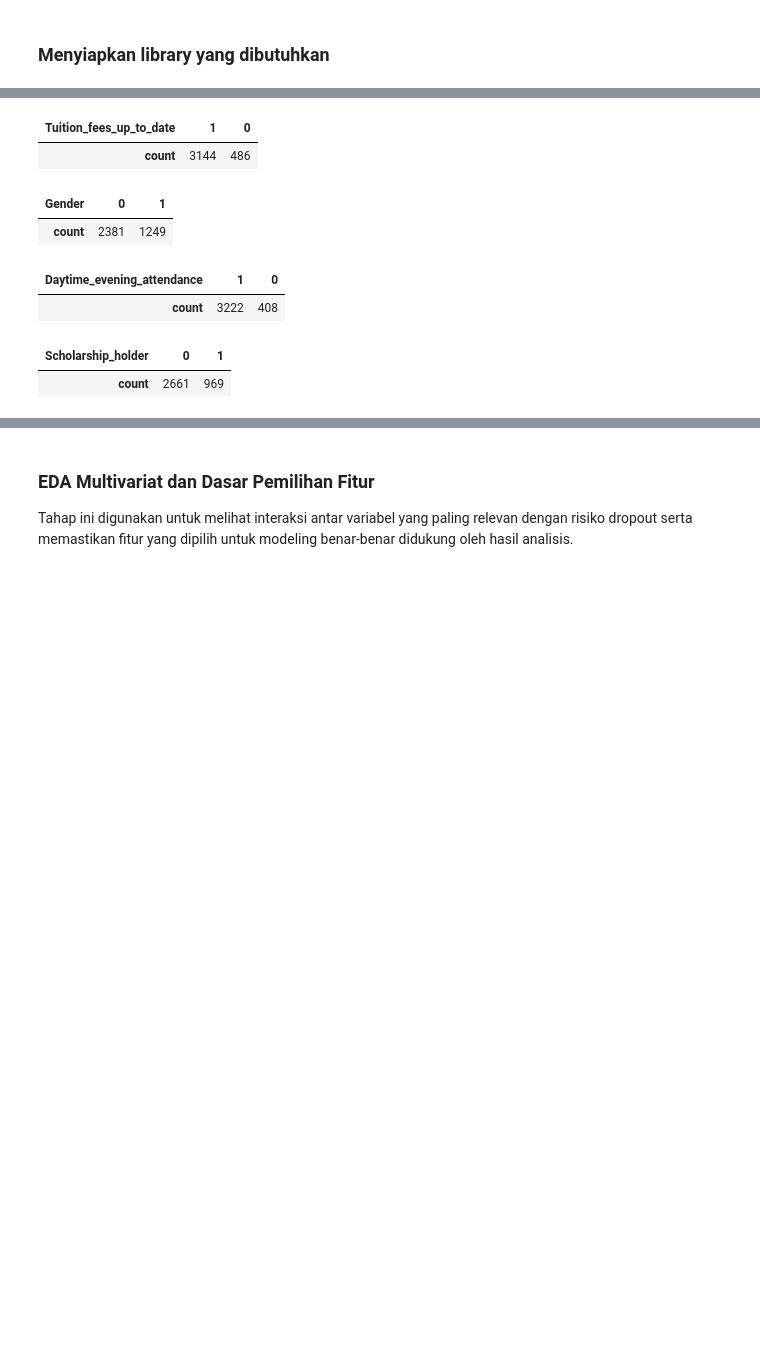
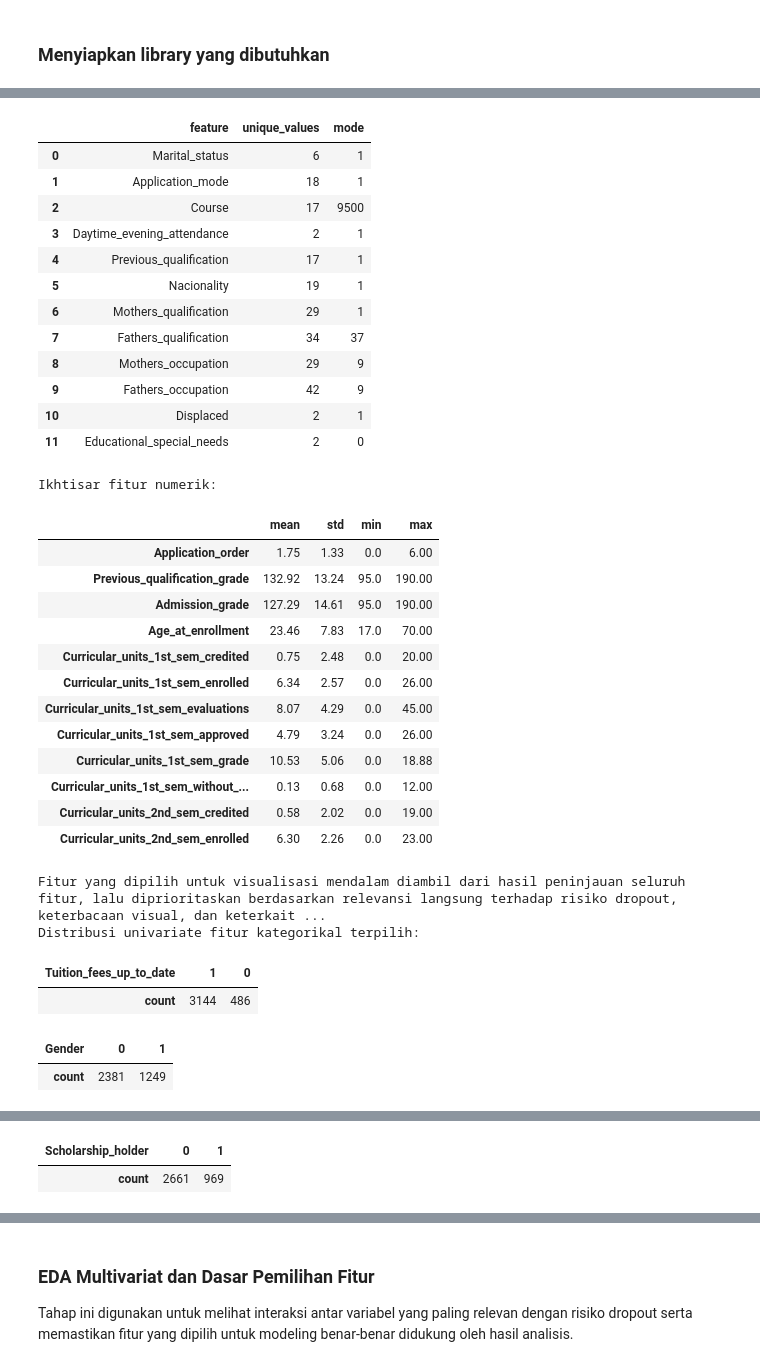
Before and after one commit to mergeconflictlover/menyelesaikan_permasalahan_institusi_pendidikan, a Jupyter notebook: notebook.ipynb, the cells around one changed output, grey strips where cells are left out. Saved outputs shown, nothing was run; the diff lists cells and outputs as text; code cells hidden in the pictures; blank space fills up the shorter version.

```diff
--- a/notebook.ipynb
+++ b/notebook.ipynb
@@ -37,11 +37,13 @@ sns.set_theme(style='whitegrid', palette='Set2')
 plt.rcParams['figure.figsize'] = (10, 5)
 
 BASE_DIR = Path('.').resolve()
+RAW_DATA_PATH = BASE_DIR / 'data' / 'data_raw_original.csv'
 DATA_PATH = BASE_DIR / 'data' / 'data.csv'
 MODEL_DIR = BASE_DIR / 'model'
 MODEL_DIR.mkdir(exist_ok=True)
 
 print('Notebook siap dijalankan.')
-print('Sumber data: data/data.csv')
+print('Sumber data mentah: data/data_raw_original.csv')
+print('Output data final: data/data.csv')
 # %% [output]
 Notebook siap dijalankan.
@@ -52,9 +55,14 @@ Pada tahap ini dataset dimuat terlebih dahulu, lalu difilter agar analisis, dash
 # %%
-df_raw = pd.read_csv(DATA_PATH, sep=';', encoding='utf-8-sig').rename(columns={'Status': 'Target'})
+df_raw = pd.read_csv(RAW_DATA_PATH, sep=';', encoding='utf-8-sig').rename(columns={'Status': 'Target'}).copy()
 df = df_raw[df_raw['Target'].isin(['Dropout', 'Graduate'])].copy()
+df.rename(columns={'Target': 'Status'}, inplace=True)
+df.to_csv(DATA_PATH, sep=';', index=False, encoding='utf-8-sig')
+df = df.rename(columns={'Status': 'Target'}).copy()
 
-print('Dimensi dataset awal:', df_raw.shape)
-print('Dimensi dataset final (Dropout + Graduate):', df.shape)
+print('Dimensi dataset mentah:', df_raw.shape)
+print('Label status pada data mentah:', sorted(df_raw['Target'].unique().tolist()))
+print('Dimensi dataset final:', df.shape)
+print('Label status pada data final:', sorted(df['Target'].unique().tolist()))
 print('Jumlah data Enrolled yang dikeluarkan:', int((df_raw['Target'] == 'Enrolled').sum()))
 print('\nLima baris pertama data final:')
 display(df.head())
@@ -99,9 +109,31 @@ Analisis difokuskan pada pola yang membedakan siswa `Dropout` dan `Graduate`. Pe
 
 ### EDA Univariate dan Kategorikal
 # %%
+all_categorical = ['Marital_status', 'Application_mode', 'Course', 'Daytime_evening_attendance', 'Previous_qualification', 'Nacionality', 'Mothers_qualification', 'Fathers_qualification', 'Mothers_occupation', 'Fathers_occupation', 'Displaced', 'Educational_special_needs', 'Debtor', 'Tuition_fees_up_to_date', 'Gender', 'Scholarship_holder', 'International']
+all_numeric = [col for col in df.columns if col not in all_categorical + ['Target']]
+
+print('Ringkasan peninjauan seluruh fitur:')
+print(f'- Jumlah fitur kategorikal: {len(all_categorical)}')
+print(f'- Jumlah fitur numerik: {len(all_numeric)}')
+print('Contoh fitur kategorikal:', all_categorical[:10])
+print('Contoh fitur numerik:', all_numeric[:10])
+
+categorical_overview = pd.DataFrame({
+    'feature': all_categorical,
+    'unique_values': [int(df[col].nunique(dropna=False)) for col in all_categorical],
+    'mode': [df[col].mode(dropna=True).iloc[0] if not df[col].mode(dropna=True).empty else None for col in all_categorical],
+})
+numeric_overview = df[all_numeric].describe().T[['mean', 'std', 'min', 'max']].round(2)
+
+print('Ikhtisar fitur kategorikal:')
+display(categorical_overview.head(12))
+print('Ikhtisar fitur numerik:')
+display(numeric_overview.head(12))
+
 categorical_focus = ['Tuition_fees_up_to_date', 'Gender', 'Daytime_evening_attendance', 'Scholarship_holder', 'Debtor']
 numeric_focus = ['Age_at_enrollment', 'Admission_grade', 'Curricular_units_1st_sem_approved', 'Curricular_units_2nd_sem_approved', 'Curricular_units_2nd_sem_grade']
 
+print('Fitur yang dipilih untuk visualisasi mendalam diambil dari hasil peninjauan seluruh fitur, lalu diprioritaskan berdasarkan relevansi langsung terhadap risiko dropout, keterbacaan visual, dan keterkaitannya dengan intervensi akademik atau administratif.')
 print('Distribusi univariate fitur kategorikal terpilih:')
 for col in categorical_focus:
     display(df[col].value_counts(dropna=False).to_frame('count').T)
@@ -135,8 +172,33 @@ Distribusi univariate fitur kategorikal terpilih:
-| Tuition_fees_up_to_date | 1 | 0 |
-| count | 3144 | 486 |
+|  | feature | unique_values | mode |
+| 0 | Marital_status | 6 | 1 |
+| 1 | Application_mode | 18 | 1 |
+| 2 | Course | 17 | 9500 |
+| 3 | Daytime_evening_attendance | 2 | 1 |
+| 4 | Previous_qualification | 17 | 1 |
+| 5 | Nacionality | 19 | 1 |
+| 6 | Mothers_qualification | 29 | 1 |
+| 7 | Fathers_qualification | 34 | 37 |
+| 8 | Mothers_occupation | 29 | 9 |
+| 9 | Fathers_occupation | 42 | 9 |
+| 10 | Displaced | 2 | 1 |
+| 11 | Educational_special_needs | 2 | 0 |
+Ikhtisar fitur numerik:
-| Gender | 0 | 1 |
-| count | 2381 | 1249 |
+|  | mean | std | min | max |
+| Application_order | 1.75 | 1.33 | 0.0 | 6.00 |
+| Previous_qualification_grade | 132.92 | 13.24 | 95.0 | 190.00 |
+| Admission_grade | 127.29 | 14.61 | 95.0 | 190.00 |
+| Age_at_enrollment | 23.46 | 7.83 | 17.0 | 70.00 |
+| Curricular_units_1st_sem_credited | 0.75 | 2.48 | 0.0 | 20.00 |
+| Curricular_units_1st_sem_enrolled | 6.34 | 2.57 | 0.0 | 26.00 |
+| Curricular_units_1st_sem_evaluations | 8.07 | 4.29 | 0.0 | 45.00 |
+| Curricular_units_1st_sem_approved | 4.79 | 3.24 | 0.0 | 26.00 |
+| Curricular_units_1st_sem_grade | 10.53 | 5.06 | 0.0 | 18.88 |
+| Curricular_units_1st_sem_without_... | 0.13 | 0.68 | 0.0 | 12.00 |
+| Curricular_units_2nd_sem_credited | 0.58 | 2.02 | 0.0 | 19.00 |
+| Curricular_units_2nd_sem_enrolled | 6.30 | 2.26 | 0.0 | 23.00 |
+Fitur yang dipilih untuk visualisasi mendalam diambil dari hasil peninjauan seluruh fitur, lalu diprioritaskan berdasarkan relevansi langsung terhadap risiko dropout, keterbacaan visual, dan keterkait ...
+Distribusi univariate fitur kategorikal terpilih:
-| Daytime_evening_attendance | 1 | 0 |
-| count | 3222 | 408 |
+| Tuition_fees_up_to_date | 1 | 0 |
+| count | 3144 | 486 |
-| Scholarship_holder | 0 | 1 |
-| count | 2661 | 969 |
+| Gender | 0 | 1 |
+| count | 2381 | 1249 |
@@ -144,0 +207,2 @@ Distribusi univariate fitur kategorikal terpilih:
+| Scholarship_holder | 0 | 1 |
+| count | 2661 | 969 |
```
Also changed, not shown: parts of 7 cells of this notebook, 5 other files.
